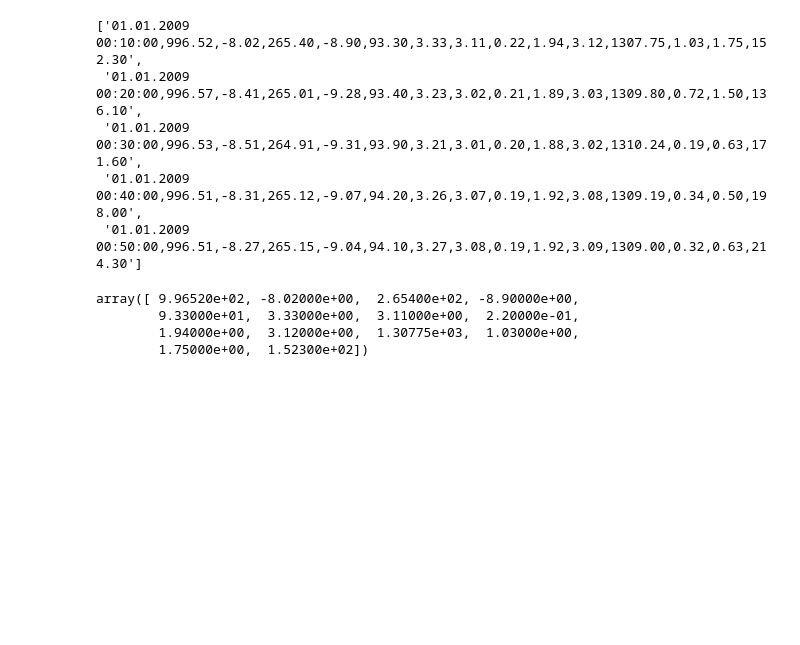
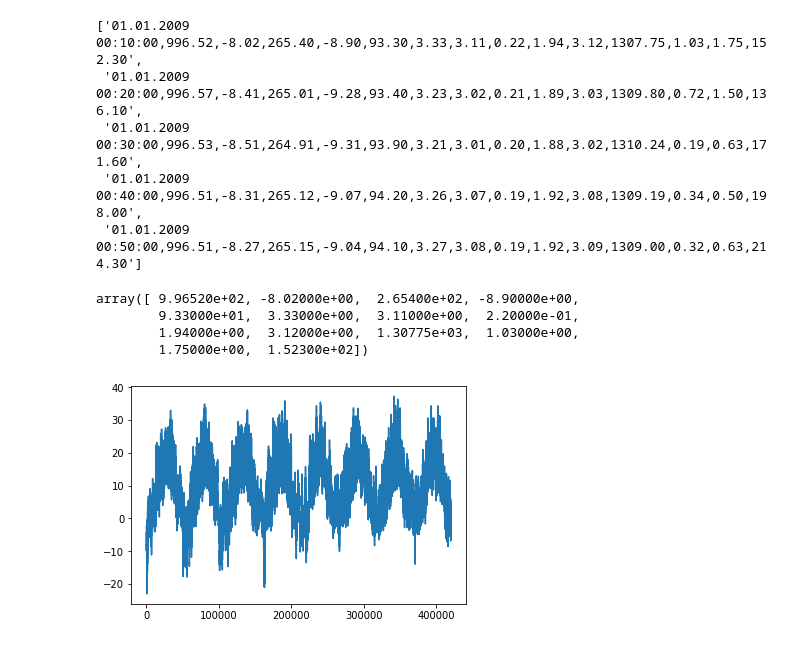
Before and after one commit to jbessi/understanding_rnn, a Jupyter notebook: advanced_use_of_rnn.ipynb, the cells around one changed output. Cells and saved outputs as stored; diff of their text form; code cells hidden in the pictures; blank space fills up the shorter version.

Commit message:
Plot temperature

```diff
--- a/advanced_use_of_rnn.ipynb
+++ b/advanced_use_of_rnn.ipynb
@@ -44,3 +44,13 @@ array([ 9.96520e+02, -8.02000e+00,  2.65400e+02, -8.90000e+00,
         9.33000e+01,  3.33000e+00,  3.11000e+00,  2.20000e-01,
         1.94000e+00,  3.12000e+00,  1.30775e+03,  1.03000e+00,
         1.75000e+00,  1.52300e+02])
+# %%
+#Plot of temperature over time
+
+from matplotlib import pyplot as plt
+
+temp = float_data[:, 1]  # temperature (in degrees Celsius)
+plt.plot(range(len(temp)), temp)
+plt.show()
+# %% [output]
+[figure, added]
```
Also changed, not shown: parts of 1 cell of this notebook.
